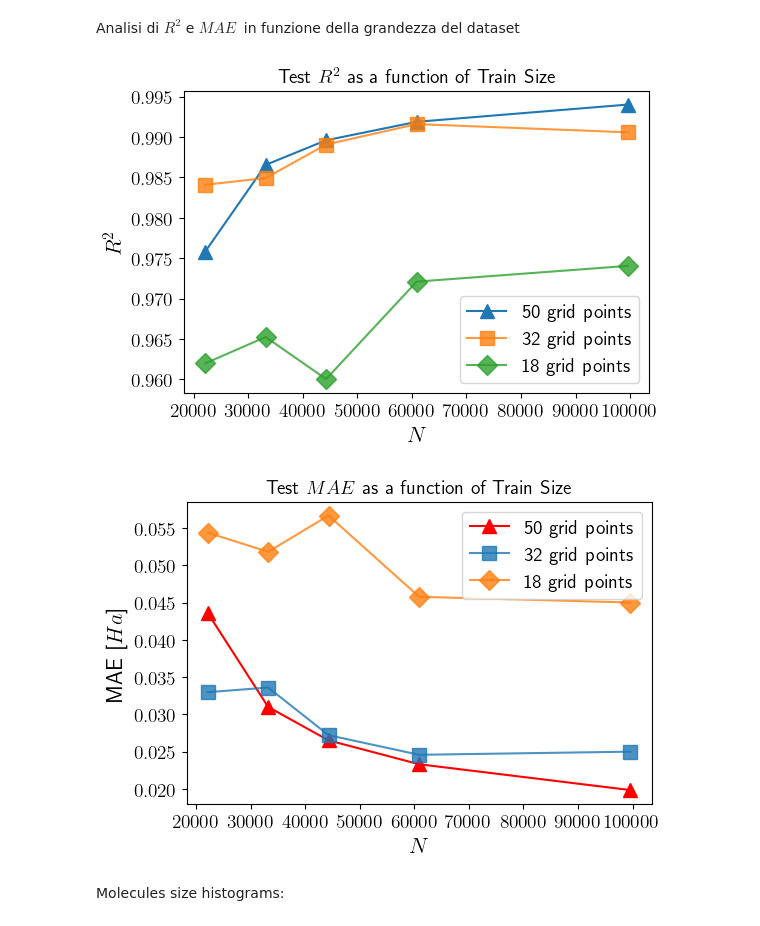
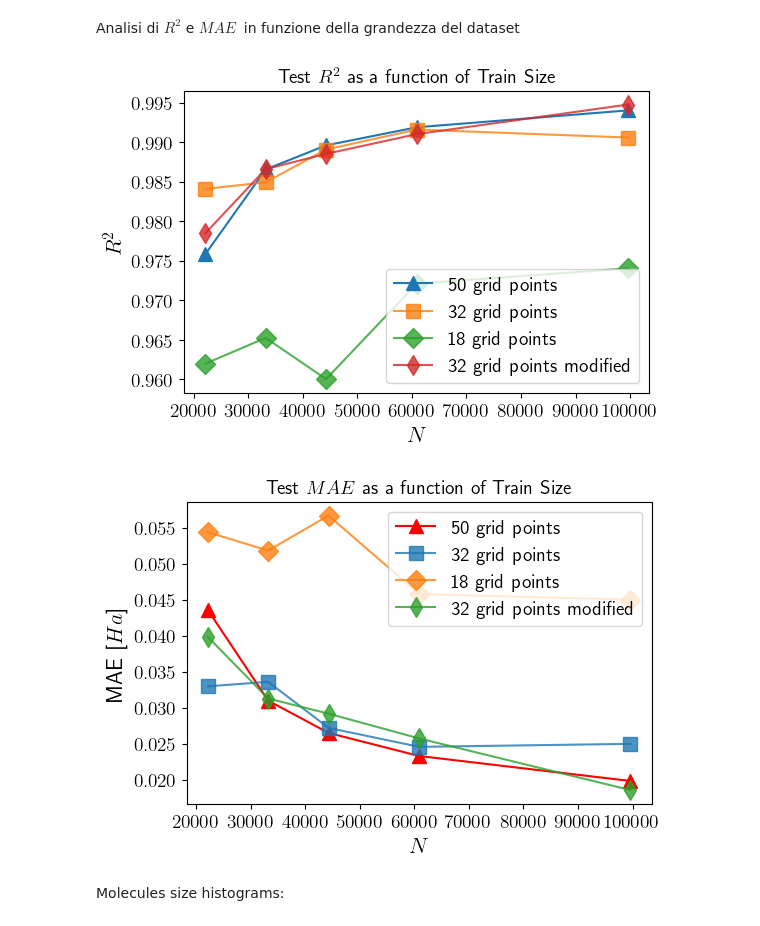
Before and after one commit to lbrodolo/deep_molecules, a Jupyter notebook: dataset_results_analysis.ipynb, the cells around one changed output. Drawn from its saved outputs; the diff is of its cells as text; code cells hidden in the pictures.

Commit message:
32grid plot

```diff
--- a/dataset_results_analysis.ipynb
+++ b/dataset_results_analysis.ipynb
@@ -6,11 +6,11 @@ import numpy as np
 
 R2_50 = [0.975831, 0.986558, 0.989601, 0.991889, 0.994026]
 R2_32 = [0.984095, 0.98493, 0.989075, 0.991605, 0.990587]
-R2_32_adattata_100k = [0.9947638295281095]
+R2_32_adattata = [0.9784811532548627, 0.9865992196276022, 0.988524834136303, 0.9910216746128798, 0.9947638295281095]
 R2_18 = [0.961985, 0.965246, 0.960034, 0.972101, 0.974052]
 mae_50 = [0.043602, 0.030997, 0.026506, 0.023303, 0.019833]
 mae_32 = [0.032974, 0.033604, 0.027208, 0.024573, 0.024991]
-mae_32_adattata_100k = [0.018569014146393503]
+mae_32_adattata = [0.03985163671298937, 0.03128461162255304, 0.02918425606453506, 0.02574145311500929, 0.018569014146393503]
 mae_18 = [0.0543855, 0.051827, 0.056691, 0.045786, 0.045014]
 #sizes = np.linspace(20000, 100000, 5)
 sizes = [22136, 33204, 44272, 60875, 99612]
@@ -18,9 +18,11 @@ sizes = [22136, 33204, 44272, 60875, 99612]
 plt.rcParams['figure.dpi'] = 100
 plt.rcParams['text.usetex'] = True
 
+
 plt.plot(sizes, R2_50, marker="^", ms=10, label="50 grid points")
 plt.plot(sizes, R2_32, marker="s", alpha=.8, ms=10, label="32 grid points")
 plt.plot(sizes, R2_18, marker="D", alpha=.8, ms=10, label="18 grid points")
+plt.plot(sizes, R2_32_adattata, marker="d", alpha=.8, ms=10, label="32 grid points modified")
 plt.legend(loc=4, prop={'size': 14})
 plt.xlabel("$N$", fontsize=16)
 plt.ylabel("$R^2$", fontsize=16)
@@ -32,21 +34,23 @@ plt.yticks(fontsize=14)
 plt.title("Test $R^2$ as a function of Train Size", fontsize=14)
 plt.show()
 # %% [output]
-[figure, old version]
+[figure, new version]
 # %%
 plt.plot(sizes, mae_50, marker="^", ms=10, color='r', label="50 grid points")
 plt.plot(sizes, mae_32, marker="s", alpha=.8, ms=10, label="32 grid points")
 plt.plot(sizes, mae_18, marker="D", alpha=.8, ms=10, label="18 grid points")
+plt.plot(sizes, mae_32_adattata, marker="d", alpha=.8,  ms=10, label="32 grid points modified")
+
 plt.xlabel("$N$", fontsize=16)
 plt.ylabel(f"MAE [$Ha$]", fontsize=16)
 plt.legend(loc=1, prop={'size': 14})
 plt.title("Test $MAE$ as a function of Train Size", fontsize=14)
 plt.xticks(fontsize=14)
 plt.yticks(fontsize=14)
 
 plt.show()
 # %% [output]
-[figure, old version]
+[figure, new version]
 # %% [markdown]
 Molecules size histograms:
 # %%
```
Also changed, not shown: parts of 2 cells of this notebook.
